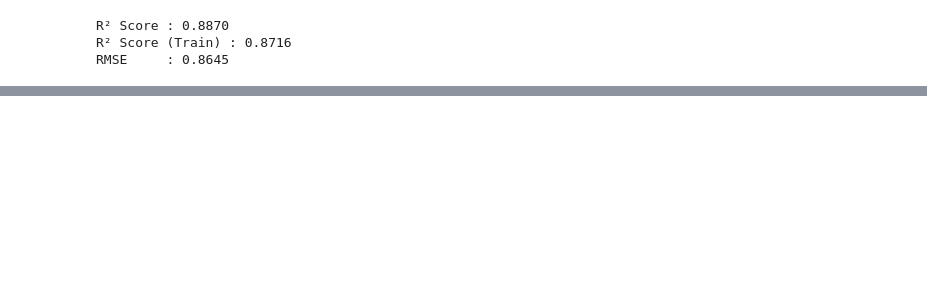
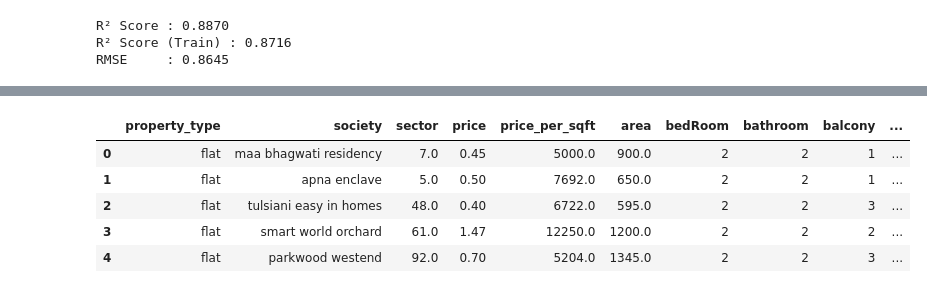
Before and after one commit to kaushalkumarma2025/house-price-prediction-india, a Jupyter notebook: notebooks/10_baseline_model.ipynb, the cells around one changed output, grey strips where cells are left out. Saved outputs shown, nothing was run; the diff lists cells and outputs as text; code cells hidden in the pictures; blank space fills up the shorter version.

```diff
--- a/notebooks/10_baseline_model.ipynb
+++ b/notebooks/10_baseline_model.ipynb
@@ -235,2 +224,0 @@ Name: count, dtype: int64
-# %%
-df.replace({'agePossession': {'undefined': df.agePossession.mode()[0]}}, inplace=True)
@@ -247,37 +224,0 @@ Name: count, dtype: int64
-# %%
-def mode_based_imputation(row):
-    if row['agePossession'] == 'Undefined':
-        mode_value = df[(df['sector'] == row['sector']) &
-                        (df['property_type'] == row['property_type'])]['agePossession'].mode()
-        if not mode_value.empty:
-            return mode_value.iloc[0]
-        else:
-            return np.nan
-    else:
-        return row['agePossession']
-
-df['agePossession'] = df.apply(mode_based_imputation, axis=1)
-# %%
-def mode_based_imputation2(row):
-    if row['agePossession'] == 'Undefined':
-        mode_value = df[(df['sector'] == row['sector'])]['agePossession'].mode()
-        if not mode_value.empty:
-            return mode_value.iloc[0]
-        else:
-            return np.nan
-    else:
-        return row['agePossession']
-
-df['agePossession'] = df.apply(mode_based_imputation2, axis=1)
-# %%
-def mode_based_imputation3(row):
-    if row['agePossession'] == 'Undefined':
-        mode_value = df[(df['property_type'] == row['property_type'])]['agePossession'].mode()
-        if not mode_value.empty:
-            return mode_value.iloc[0]
-        else:
-            return np.nan
-    else:
-        return row['agePossession']
-
-df['agePossession'] = df.apply(mode_based_imputation3, axis=1)
@@ -350,0 +298,9 @@ RMSE     : 0.8645
+# %%
+df.head()
+# %% [output]
+|  | property_type | society | sector | price | price_per_sqft | area | bedRoom | bathroom | balcony | ... |
+| 0 | flat | maa bhagwati residency | 7.0 | 0.45 | 5000.0 | 900.0 | 2 | 2 | 1 | ... |
+| 1 | flat | apna enclave | 5.0 | 0.50 | 7692.0 | 650.0 | 2 | 2 | 1 | ... |
+| 2 | flat | tulsiani easy in homes | 48.0 | 0.40 | 6722.0 | 595.0 | 2 | 2 | 3 | ... |
+| 3 | flat | smart world orchard | 61.0 | 1.47 | 12250.0 | 1200.0 | 2 | 2 | 2 | ... |
+| 4 | flat | parkwood westend | 92.0 | 0.70 | 5204.0 | 1345.0 | 2 | 2 | 3 | ... |
```
Also changed, not shown: parts of 6 cells of this notebook.
